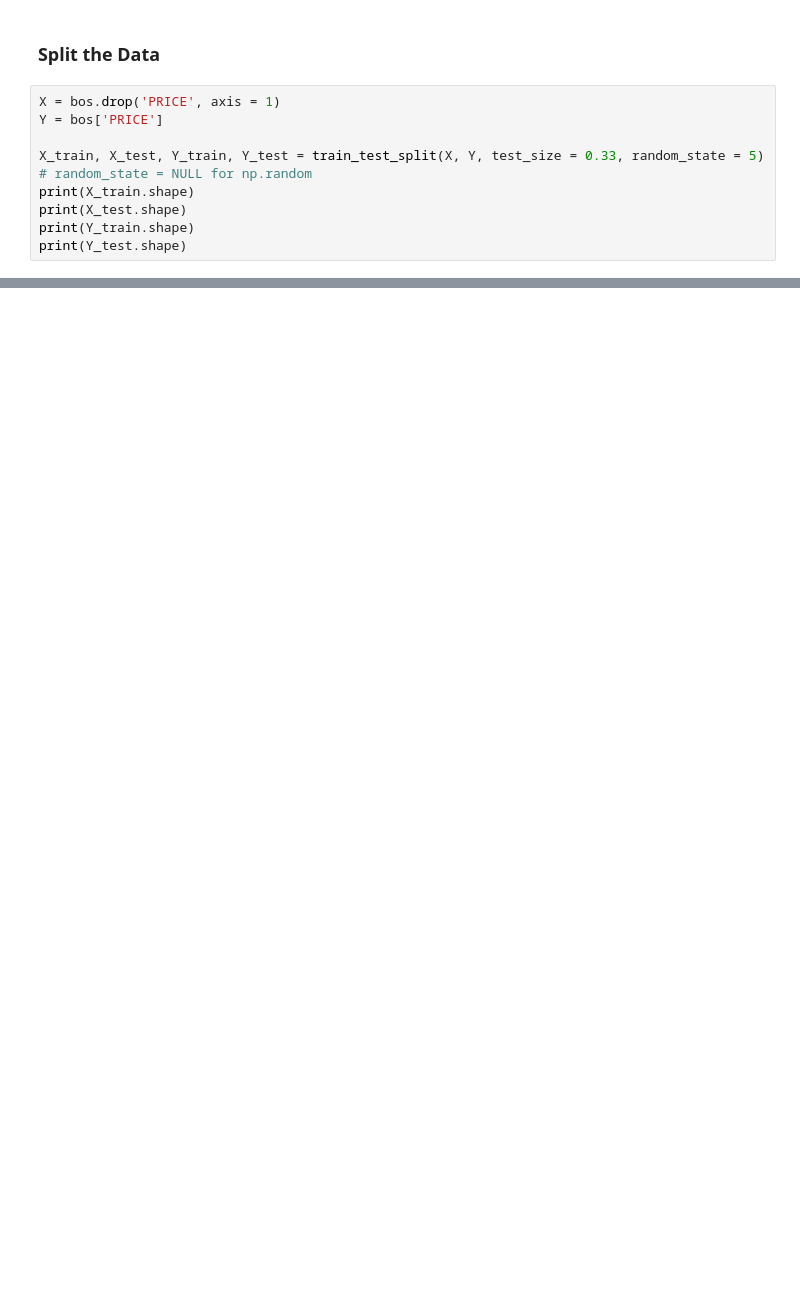
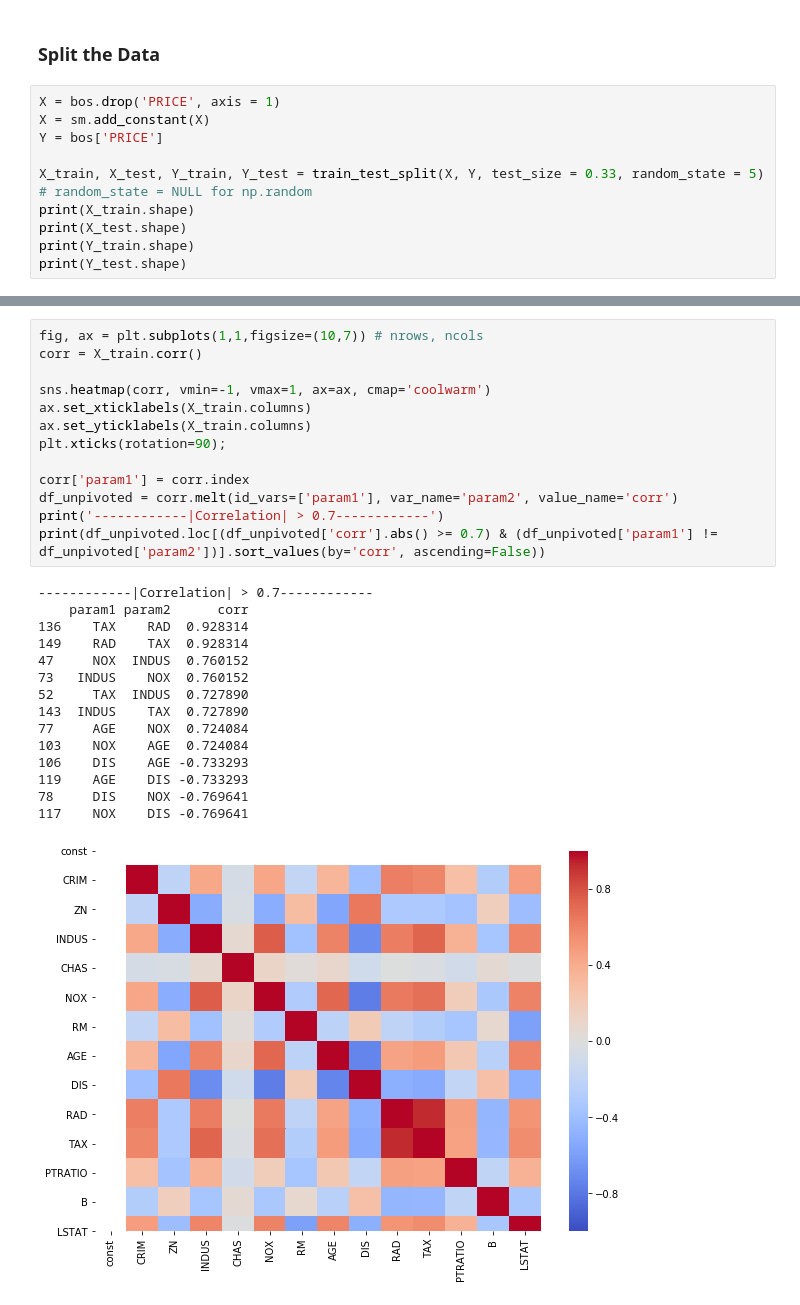
Before and after one commit to mitchelldunbar/quant-python, a Jupyter notebook: MultipleRegressionPortfolioPiece.ipynb, the cells around one changed output, grey strips where cells are left out. Drawn from its saved outputs; the diff is of its cells as text; blank space fills up the shorter version.

```diff
--- a/MultipleRegressionPortfolioPiece.ipynb
+++ b/MultipleRegressionPortfolioPiece.ipynb
@@ -58,6 +74,7 @@ max     37.970000   50.000000
 ### Split the Data
 # %%
 X = bos.drop('PRICE', axis = 1)
+X = sm.add_constant(X)
 Y = bos['PRICE']
 
 X_train, X_test, Y_train, Y_test = train_test_split(X, Y, test_size = 0.33, random_state = 5) # random_state = NULL for np.random
@@ -74,0 +190,29 @@ print(Y_test.shape)
+# %%
+fig, ax = plt.subplots(1,1,figsize=(10,7)) # nrows, ncols
+corr = X_train.corr()
+
+sns.heatmap(corr, vmin=-1, vmax=1, ax=ax, cmap='coolwarm')
+ax.set_xticklabels(X_train.columns)
+ax.set_yticklabels(X_train.columns)
+plt.xticks(rotation=90);
+
+corr['param1'] = corr.index
+df_unpivoted = corr.melt(id_vars=['param1'], var_name='param2', value_name='corr')
+print('------------|Correlation| > 0.7------------')
+print(df_unpivoted.loc[(df_unpivoted['corr'].abs() >= 0.7) & (df_unpivoted['param1'] != df_unpivoted['param2'])].sort_values(by='corr', ascending=False))
+# %% [output]
+------------|Correlation| > 0.7------------
+    param1 param2      corr
+136    TAX    RAD  0.928314
+149    RAD    TAX  0.928314
+47     NOX  INDUS  0.760152
+73   INDUS    NOX  0.760152
+52     TAX  INDUS  0.727890
+143  INDUS    TAX  0.727890
+77     AGE    NOX  0.724084
+103    NOX    AGE  0.724084
+106    DIS    AGE -0.733293
+119    AGE    DIS -0.733293
+78     DIS    NOX -0.769641
+117    NOX    DIS -0.769641
+[figure, added]
```
Also changed, not shown: parts of 37 cells of this notebook.
